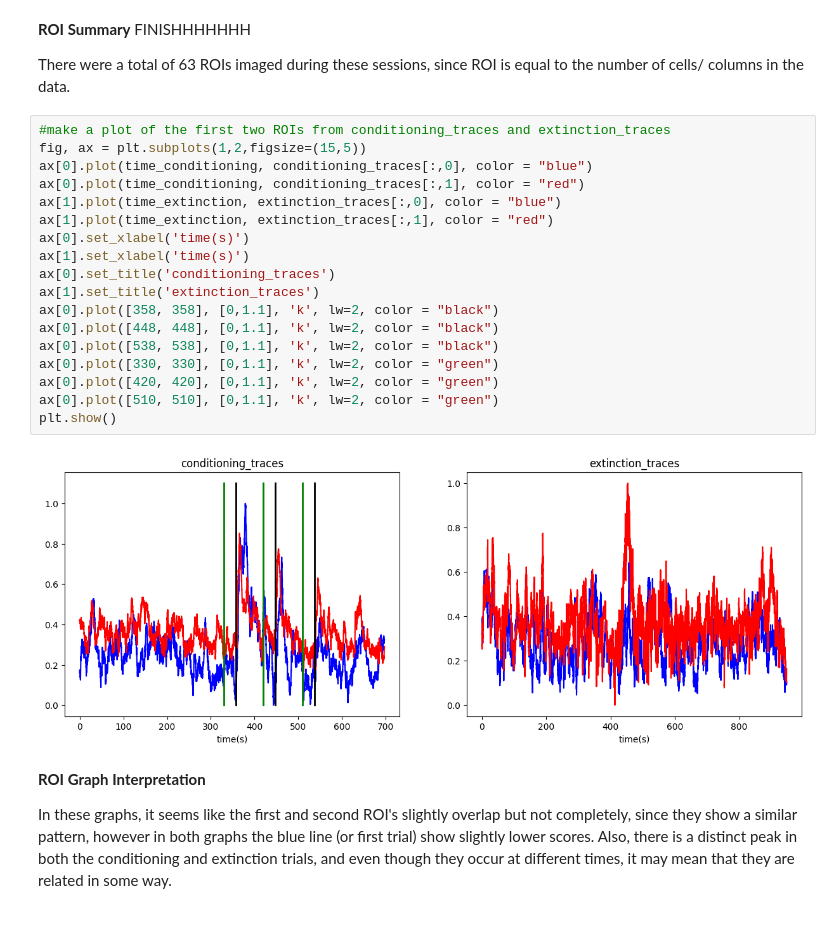
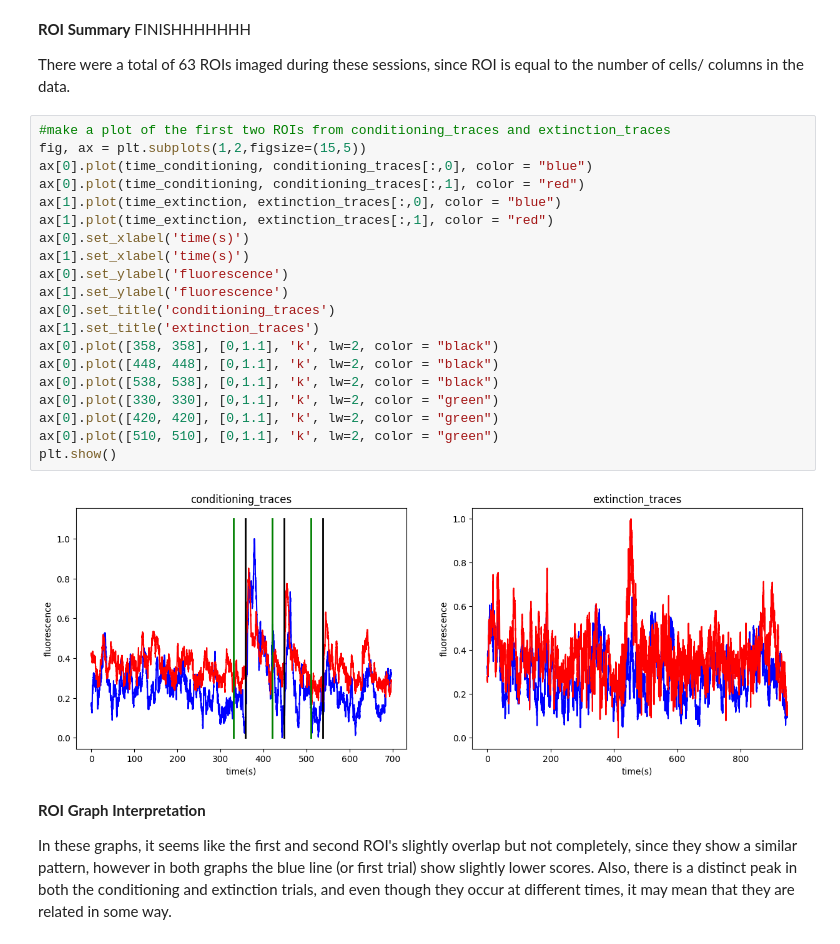
Before and after one commit to amandafriedmann/NEUR-Data-Analysis, a Jupyter notebook: coding_homework_8.ipynb, the cells around one changed output. Saved outputs shown, nothing was run; the diff lists cells and outputs as text.

```diff
--- a/coding_homework_8.ipynb
+++ b/coding_homework_8.ipynb
@@ -103,23 +103,25 @@ There were a total of 63 ROIs imaged during these sessions, since ROI is equal t
 # %%
 #make a plot of the first two ROIs from conditioning_traces and extinction_traces
 fig, ax = plt.subplots(1,2,figsize=(15,5))
 ax[0].plot(time_conditioning, conditioning_traces[:,0], color = "blue")
 ax[0].plot(time_conditioning, conditioning_traces[:,1], color = "red")
 ax[1].plot(time_extinction, extinction_traces[:,0], color = "blue")
 ax[1].plot(time_extinction, extinction_traces[:,1], color = "red")
 ax[0].set_xlabel('time(s)')
 ax[1].set_xlabel('time(s)')
+ax[0].set_ylabel('fluorescence')
+ax[1].set_ylabel('fluorescence')
 ax[0].set_title('conditioning_traces')
 ax[1].set_title('extinction_traces')
 ax[0].plot([358, 358], [0,1.1], 'k', lw=2, color = "black")
 ax[0].plot([448, 448], [0,1.1], 'k', lw=2, color = "black")
 ax[0].plot([538, 538], [0,1.1], 'k', lw=2, color = "black")
 ax[0].plot([330, 330], [0,1.1], 'k', lw=2, color = "green")
 ax[0].plot([420, 420], [0,1.1], 'k', lw=2, color = "green")
 ax[0].plot([510, 510], [0,1.1], 'k', lw=2, color = "green")
 plt.show()
 # %% [output]
-[figure, old version]
+[figure, new version]
 # %% [markdown]
 **ROI Graph Interpretation**
 
```
